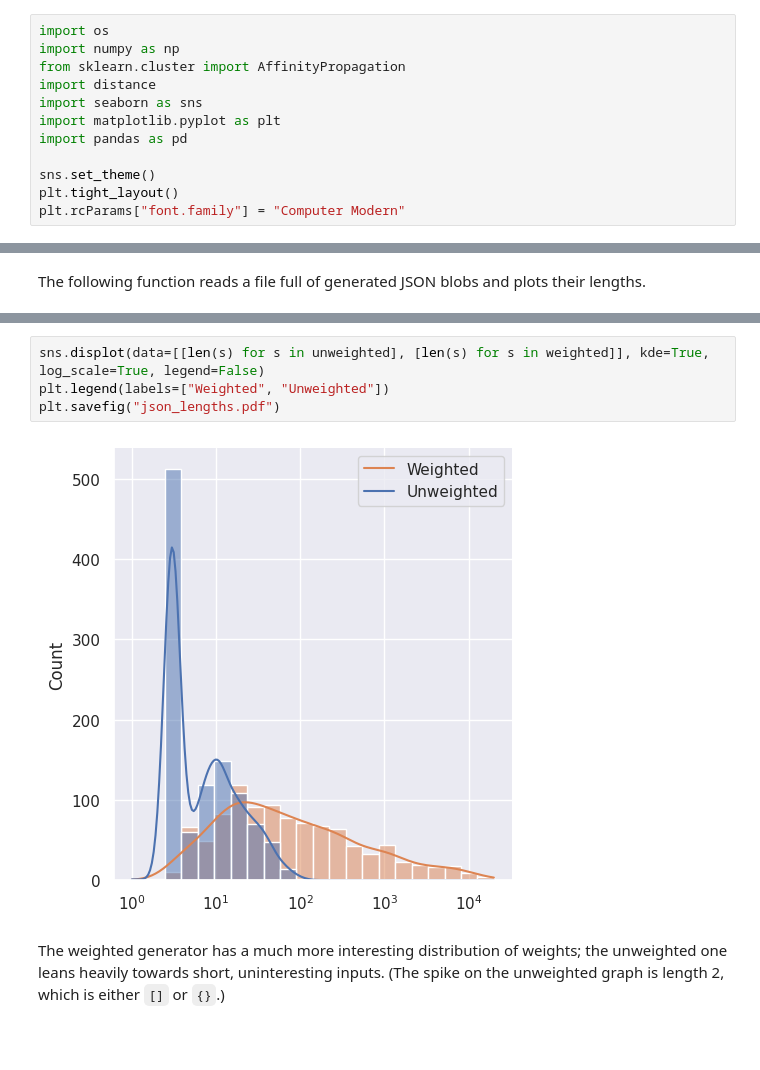
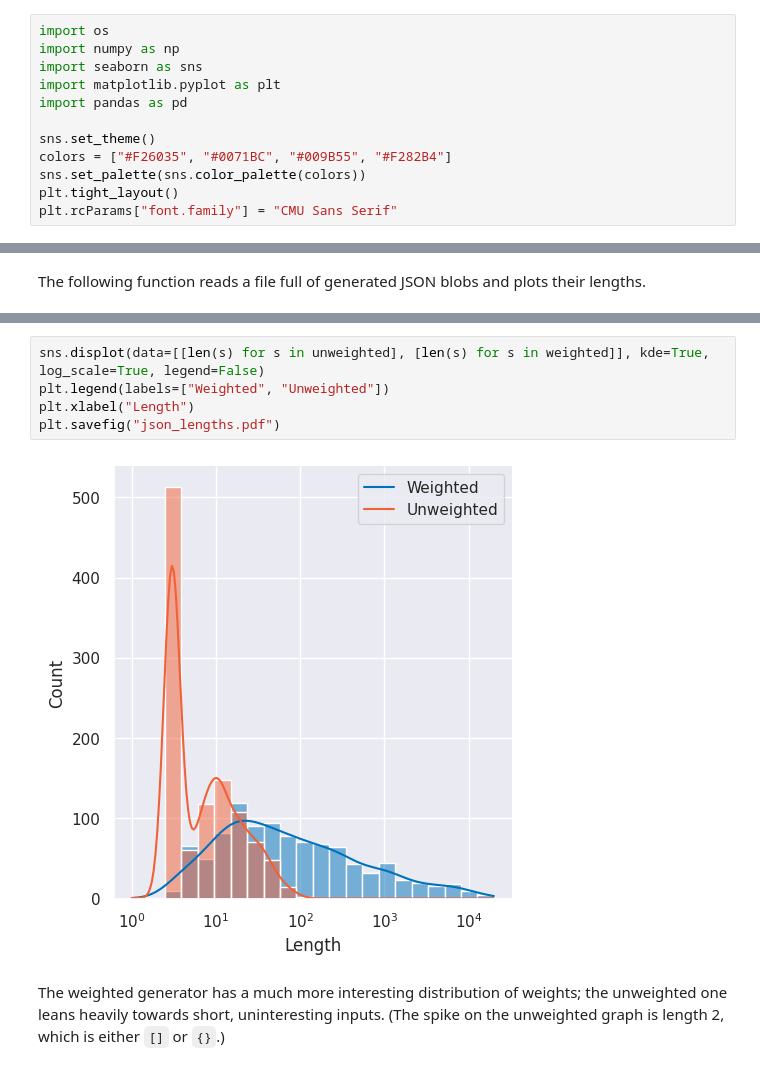
Before and after one commit to hgoldstein95/reflective-minimal, a Jupyter notebook: analysis/json_analysis.ipynb, the cells around one changed output, grey strips where cells are left out. Saved outputs shown, nothing was run; the diff lists cells and outputs as text; blank space fills up the shorter version.

Commit message:
Changed colors and font

```diff
--- a/analysis/json_analysis.ipynb
+++ b/analysis/json_analysis.ipynb
@@ -1,15 +1,15 @@
 # %%
 import os
 import numpy as np
-from sklearn.cluster import AffinityPropagation
-import distance
 import seaborn as sns
 import matplotlib.pyplot as plt
 import pandas as pd
 
 sns.set_theme()
+colors = ["#F26035", "#0071BC", "#009B55", "#F282B4"]
+sns.set_palette(sns.color_palette(colors))
 plt.tight_layout()
-plt.rcParams["font.family"] = "Computer Modern"
+plt.rcParams["font.family"] = "CMU Sans Serif"
 # %% [output]
 <Figure size 640x480 with 0 Axes>
 # %% [markdown]
@@ -50,9 +47,10 @@ plt.savefig("weighted_lengths.pdf")
 # %%
 sns.displot(data=[[len(s) for s in unweighted], [len(s) for s in weighted]], kde=True, log_scale=True, legend=False)
 plt.legend(labels=["Weighted", "Unweighted"])
+plt.xlabel("Length")
 plt.savefig("json_lengths.pdf")
 # %% [output]
-[figure, old version]
+[figure, new version]
 # %% [markdown]
 The weighted generator has a much more interesting distribution of weights; the unweighted one leans
 heavily towards short, uninteresting inputs. (The spike on the unweighted graph is length 2, which
```
Also changed, not shown: parts of 3 cells of this notebook.
